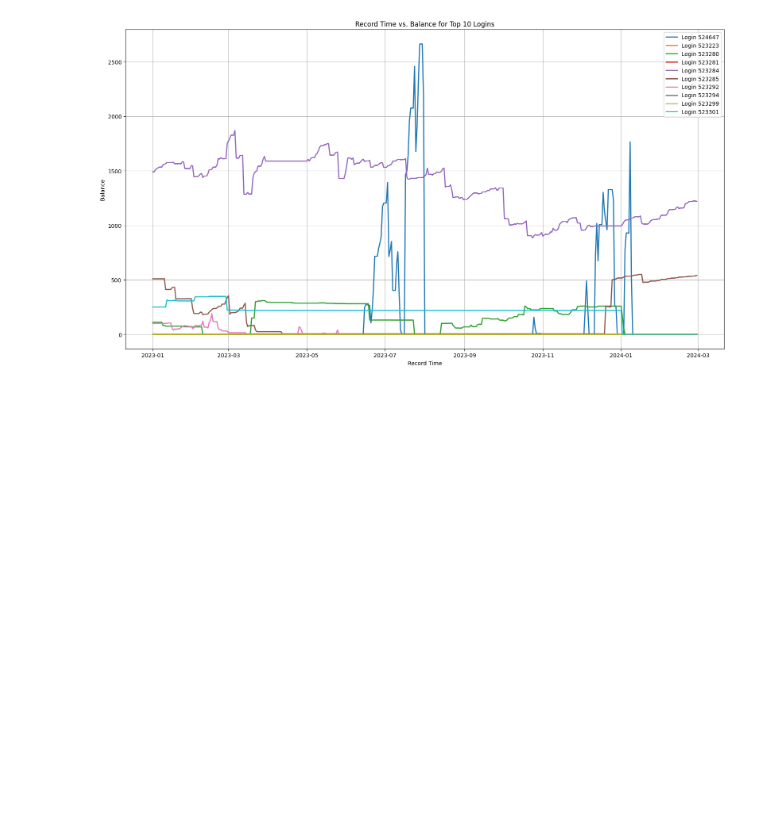
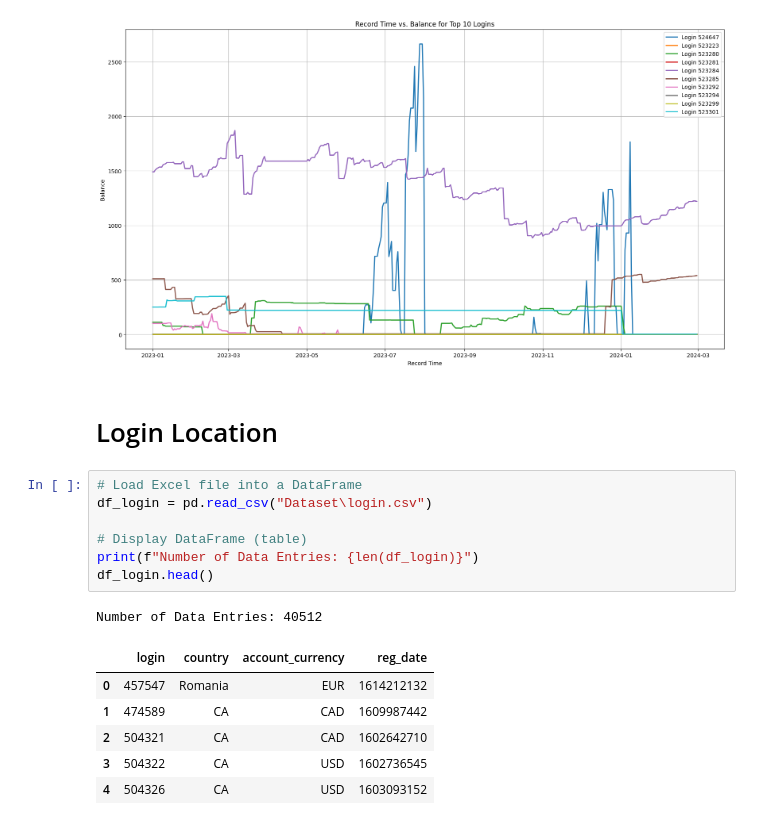
Before and after one commit to CommonCrayon/CapstoneProject, a Jupyter notebook: DataExploration.ipynb, the cells around one changed output. Drawn from its saved outputs; the diff is of its cells as text; blank space fills up the shorter version.

```diff
--- a/DataExploration.ipynb
+++ b/DataExploration.ipynb
@@ -74,3 +76,20 @@ plt.tight_layout()
 plt.show()
 # %% [output]
 [figure]
+# %% [markdown]
+# Login Location
+# %%
+# Load Excel file into a DataFrame
+df_login = pd.read_csv("Dataset\login.csv")
+
+# Display DataFrame (table)
+print(f"Number of Data Entries: {len(df_login)}")
+df_login.head()
+# %% [output]
+Number of Data Entries: 40512
+|  | login | country | account_currency | reg_date |
+| 0 | 457547 | Romania | EUR | 1614212132 |
+| 1 | 474589 | CA | CAD | 1609987442 |
+| 2 | 504321 | CA | CAD | 1602642710 |
+| 3 | 504322 | CA | USD | 1602736545 |
+| 4 | 504326 | CA | USD | 1603093152 |
```
Also changed, not shown: parts of 4 cells of this notebook.
